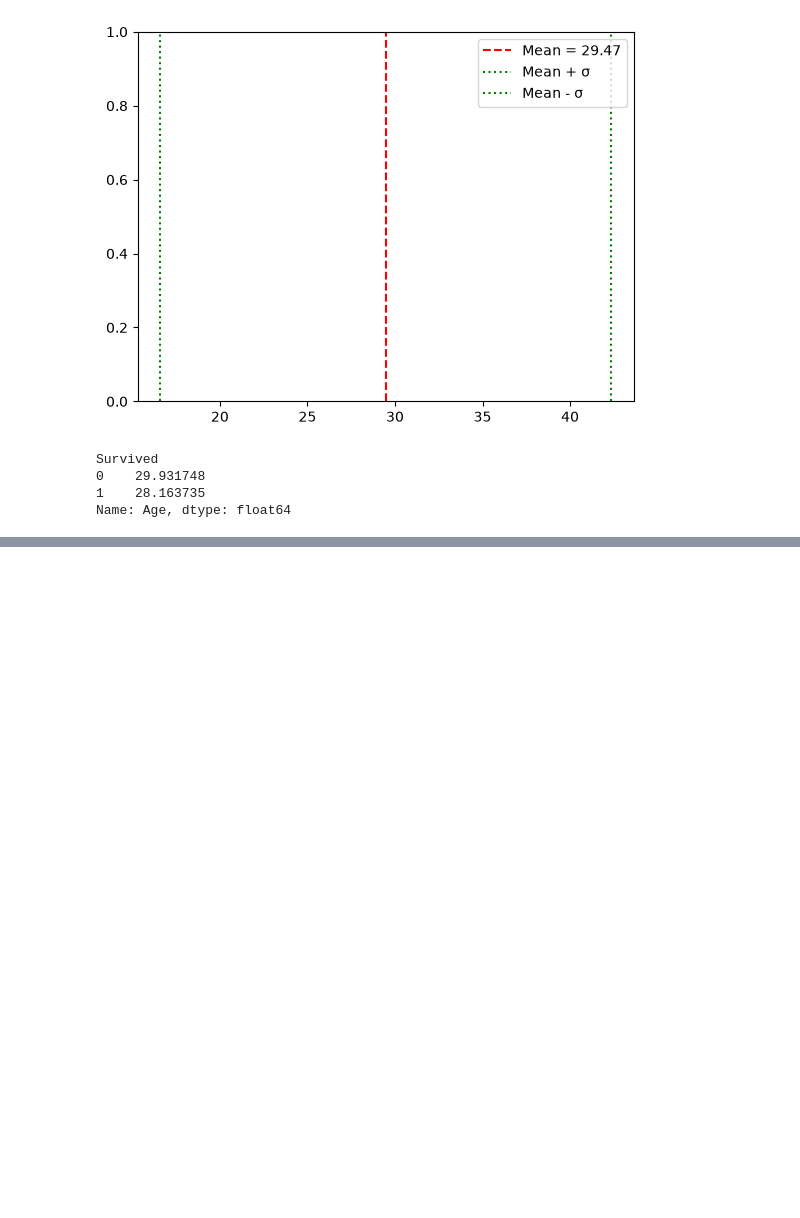
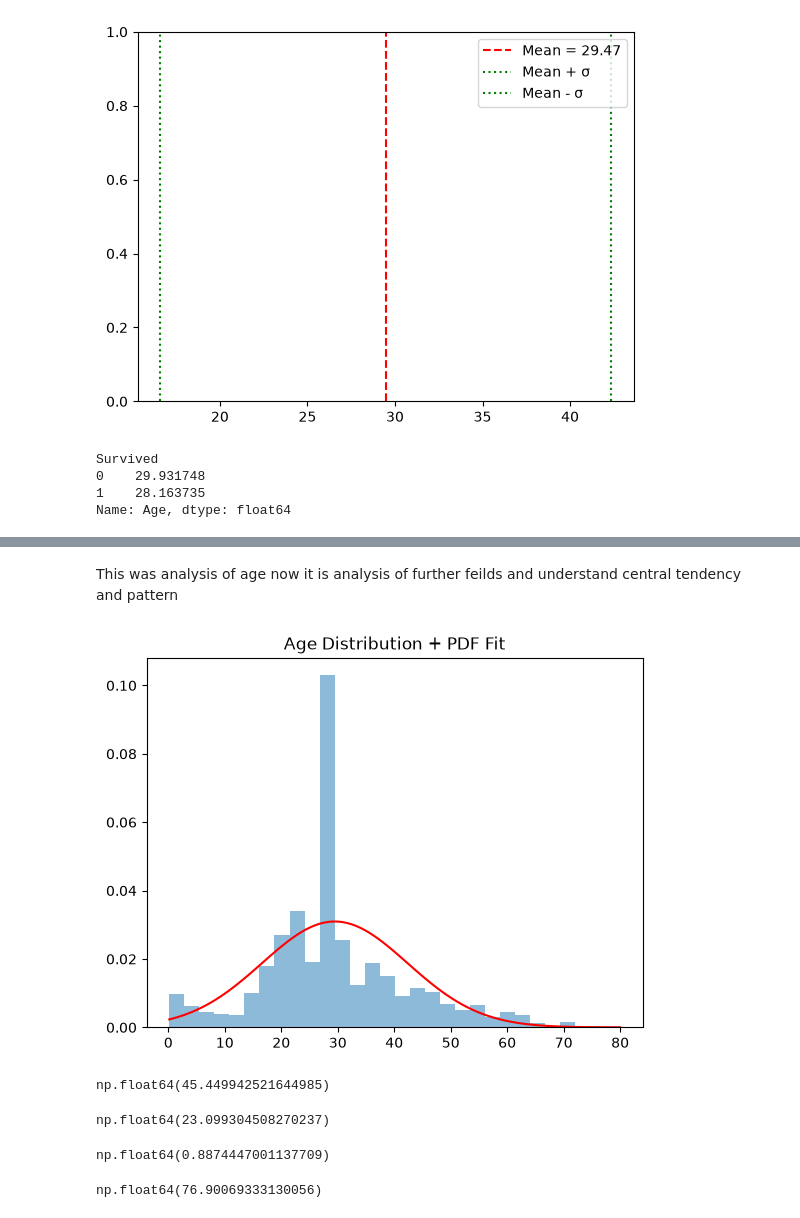
Before and after one commit to Rishisidramesh/ML-math-and-stats, a Jupyter notebook: implement_central_tendency.ipynb, the cells around one changed output, grey strips where cells are left out. Saved outputs shown, nothing was run; the diff lists cells and outputs as text; code cells hidden in the pictures; blank space fills up the shorter version.

Commit message:
learnt and implemented CI and central limit and performed a bit deeper featre engineering

```diff
--- a/implement_central_tendency.ipynb
+++ b/implement_central_tendency.ipynb
@@ -130,0 +138,42 @@ df[df["Survived"]==1]["Age"].hist(alpha=0.5, label="Survived")
+# %% [markdown]
+This was analysis of age now it is analysis of further feilds and understand central tendency and pattern
+# %%
+age = df["Age"].dropna()
+
+mean = age.mean()
+std = age.std()
+
+x = np.linspace(age.min(), age.max(), 100)
+
+pdf = stats.norm.pdf(x, loc=mean, scale=std)
+
+plt.hist(age, bins=30, density=True, alpha=0.5)
+plt.plot(x, pdf, 'r')
+plt.title("Age Distribution + PDF Fit")
+plt.show()
+# %% [output]
+[figure, added]
+# %%
+cdf_28 = stats.norm.cdf(28,loc=mean_age,scale=population_std)*100
+cdf_28
+# %% [output]
+np.float64(45.449942521644985)
+# %%
+cdf_children = stats.norm.cdf(20,loc=mean_age,scale=population_std)*100
+cdf_children
+# %% [output]
+np.float64(23.099304508270237)
+# %%
+cdf_100= stats.norm.cdf(100,loc=mean_age,scale=population_std)
+cdf_60 = stats.norm.cdf(60,loc=mean_age,scale=population_std)
+cdf_skewed_age_class = (cdf_100-cdf_60)*100
+cdf_skewed_age_class
+# %% [output]
+np.float64(0.8874447001137709)
+# %%
+cdf_old= stats.norm.cdf(100,loc=mean_age,scale=population_std)
+cdf_youth = stats.norm.cdf(20,loc=mean_age,scale=population_std)
+cdf_working_class = (cdf_old-cdf_youth)*100
+cdf_working_class
+# %% [output]
+np.float64(76.90069333130056)
```
Also changed, not shown: parts of 7 cells of this notebook, 2 other files.
